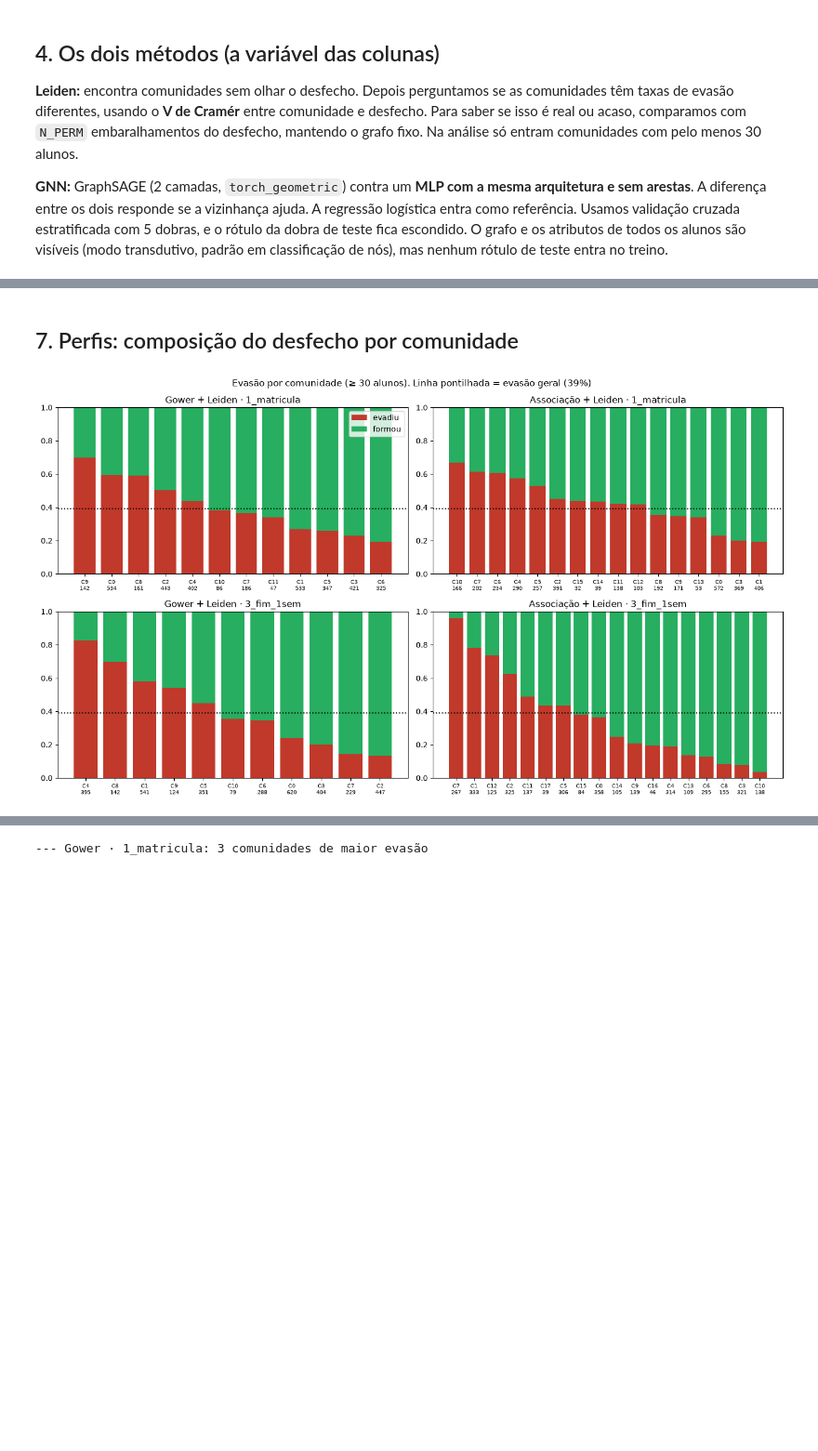
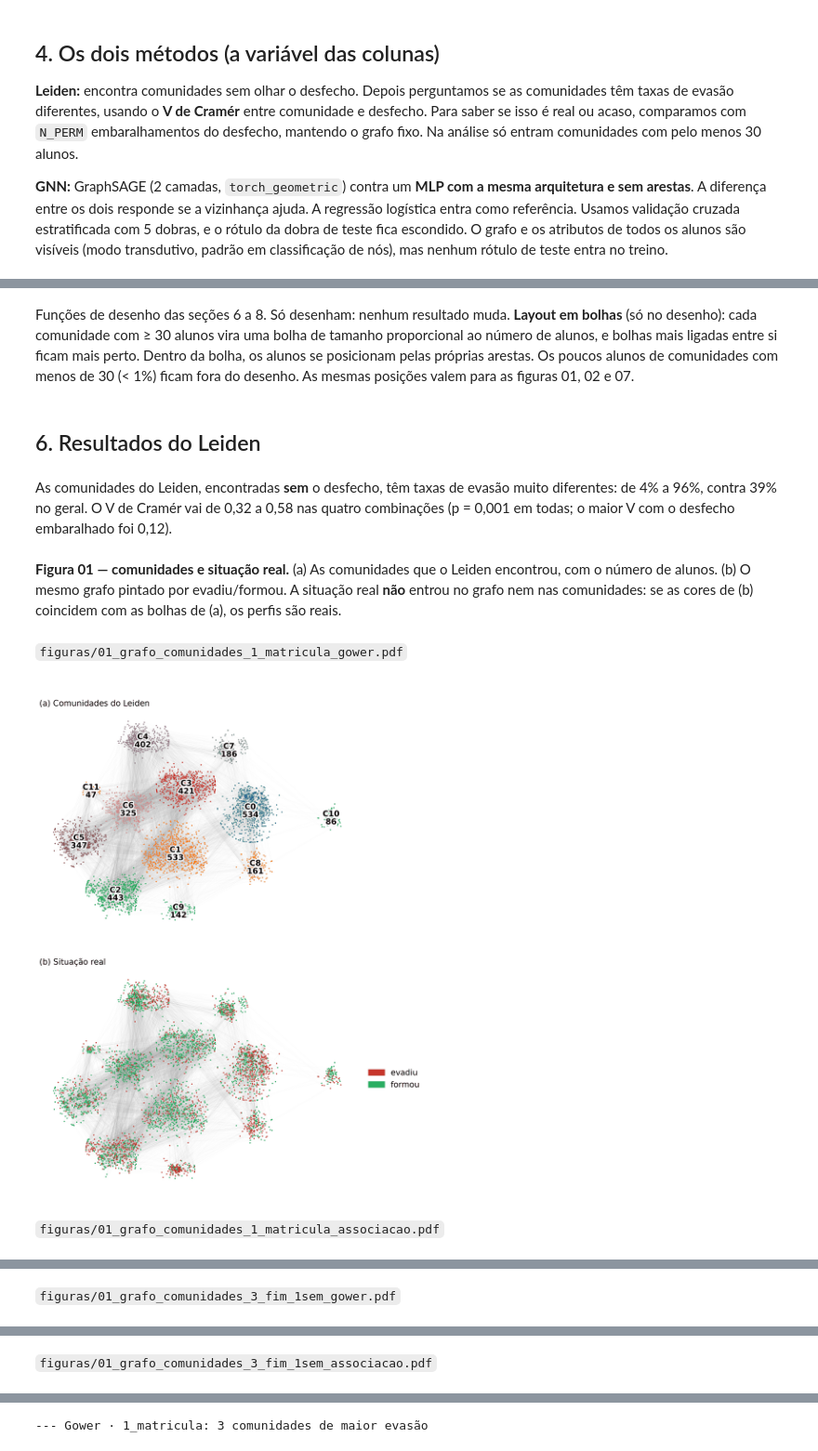
Before and after one commit to Erick-Bonifacio/student-dropout-success-graph, a Jupyter notebook: quatro_variacoes.ipynb, the cells around one changed output, grey strips where cells are left out. Shown at 93% size. Saved outputs shown, nothing was run; the diff lists cells and outputs as text; code cells hidden in the pictures; blank space fills up the shorter version.

```diff
--- a/quatro_variacoes.ipynb
+++ b/quatro_variacoes.ipynb
@@ -30,6 +30,13 @@ N_PERM = 1000                              # permutações do teste do Leiden
 DOBRAS = 5                                 # validação cruzada da GNN
 SEED = 42
 torch.use_deterministic_algorithms(True); torch.set_num_threads(1)   # GNN reprodutível na mesma máquina
+
+# ===== FIGURAS (só desenho) =====
+LARGURA = 6.3                              # pol.: largura útil de A4 com margens de 2,5 cm
+plt.rcParams.update({"font.size": 9, "axes.titlesize": 9, "axes.labelsize": 9, "xtick.labelsize": 9,
+                     "ytick.labelsize": 9, "legend.fontsize": 9, "figure.titlesize": 9, "pdf.fonttype": 42})
+COR_EVADIU, COR_FORMOU = "#c0392b", "#27ae60"
+CORES_M = {"GraphSAGE": "#534AB7", "MLP (sem arestas)": "#B4B2A9", "Logística": "#5F5E5A"}
 # %% [markdown]
 ## 1. Dados e janelas
 # %%
@@ -245,16 +251,2 @@ display(leiden_tab); display(gnn_tab)
-# %% [markdown]
-## 7. Perfis: composição do desfecho por comunidade
-# %%
-fig, axs = plt.subplots(len(JANELAS_RODAR), 2, figsize=(14, 4 * len(JANELAS_RODAR)), squeeze=False)
-for a, jan in zip(axs, JANELAS_RODAR):
-    for ax, dist in zip(a, DISTANCIAS):
-        c = RES[jan, dist, "Leiden"]["comp"]; x = np.arange(len(c))
-        ax.bar(x, c.evasao, color="#c0392b", label="evadiu"); ax.bar(x, 1 - c.evasao, bottom=c.evasao, color="#27ae60", label="formou")
-        ax.axhline(y.mean(), ls=":", c="k"); ax.set_ylim(0, 1)
-        ax.set_xticks(x, [f"C{i}\n{n}" for i, n in zip(c.index, c.alunos)], fontsize=7)
-        ax.set_title(f"{dist} + Leiden · {jan}")
-axs[0, 0].legend(loc="upper right")
-fig.suptitle(f"Evasão por comunidade (≥ 30 alunos). Linha pontilhada = evasão geral ({y.mean():.0%})")
-plt.tight_layout(); plt.savefig("resultados/leiden_composicao.png", dpi=150); plt.show()
-# %% [output]
-[figure, removed]
+# %% [markdown]
+Funções de desenho das seções 6 a 8. Só desenham: nenhum resultado muda. **Layout em bolhas** (só no desenho): cada comunidade com ≥ 30 alunos vira uma bolha de tamanho proporcional ao número de alunos, e bolhas mais ligadas entre si ficam mais perto. Dentro da bolha, os alunos se posicionam pelas próprias arestas. Os poucos alunos de comunidades com menos de 30 (< 1%) ficam fora do desenho. As mesmas posições valem para as figuras 01, 02 e 07.
@@ -260,0 +347,31 @@ plt.tight_layout(); plt.savefig("resultados/leiden_composicao.png", dpi=150); pl
+# %% [markdown]
+## 6. Resultados do Leiden
+# %%
+evas = pd.concat([RES[j, d, "Leiden"]["comp"].evasao for j in JANELAS_RODAR for d in DISTANCIAS])
+Vs = [RES[j, d, "Leiden"]["V"] for j in JANELAS_RODAR for d in DISTANCIAS]
+nulo = max(RES[j, d, "Leiden"]["V_max_nulo"] for j in JANELAS_RODAR for d in DISTANCIAS)
+pmax = max(RES[j, d, "Leiden"]["p"] for j in JANELAS_RODAR for d in DISTANCIAS)
+display(Markdown(
+    f"As comunidades do Leiden, encontradas **sem** o desfecho, têm taxas de evasão muito diferentes: "
+    f"de {evas.min():.0%} a {evas.max():.0%}, contra {y.mean():.0%} no geral. O V de Cramér vai de {br(min(Vs))} "
+    f"a {br(max(Vs))} nas quatro combinações (p = {br(pmax, 3)} em todas; o maior V com o desfecho embaralhado foi {br(nulo)})."))
+# %% [output]
+As comunidades do Leiden, encontradas **sem** o desfecho, têm taxas de evasão muito diferentes: de 4% a 96%, contra 39% no geral. O V de Cramér vai de 0,32 a 0,58 nas quatro combinações (p = 0,001 em todas; o maior V com o desfecho embaralhado foi 0,12).
+# %% [markdown]
+**Figura 01 — comunidades e situação real.** (a) As comunidades que o Leiden encontrou, com o número de alunos. (b) O mesmo grafo pintado por evadiu/formou. A situação real **não** entrou no grafo nem nas comunidades: se as cores de (b) coincidem com as bolhas de (a), os perfis são reais.
+# %%
+for jan in JANELAS_RODAR:
+    for dist in DISTANCIAS:
+        memb = RES[jan, dist, "Leiden"]["memb"]
+        paleta = plt.get_cmap("tab10").colors + plt.get_cmap("Dark2").colors      # 18 cores fortes
+        cores = np.array([paleta[c % len(paleta)] for c in memb])
+        fig, (a, b) = figura_grafo()
+        desenha(a, jan, dist, cores, "(a) Comunidades do Leiden")
+        rotula(a, jan, dist, lambda c: f"C{c}\n{(memb == c).sum()}")
+        desenha(b, jan, dist, COR_Y[y], "(b) Situação real")
+        b.legend(handles=LEG_Y, loc="center left", bbox_to_anchor=(1.02, 0.5), frameon=False)
+        salva(fig, f"01_grafo_comunidades_{jan}_{SLUG[dist]}")
+# %% [output]
+`figuras/01_grafo_comunidades_1_matricula_gower.pdf`
+[figure, added]
+`figuras/01_grafo_comunidades_1_matricula_associacao.pdf`
@@ -260,0 +379 @@ plt.tight_layout(); plt.savefig("resultados/leiden_composicao.png", dpi=150); pl
+`figuras/01_grafo_comunidades_3_fim_1sem_gower.pdf`
@@ -260,0 +381 @@ plt.tight_layout(); plt.savefig("resultados/leiden_composicao.png", dpi=150); pl
+`figuras/01_grafo_comunidades_3_fim_1sem_associacao.pdf`
```
Also changed, not shown: parts of 27 cells of this notebook, 45 other files.
